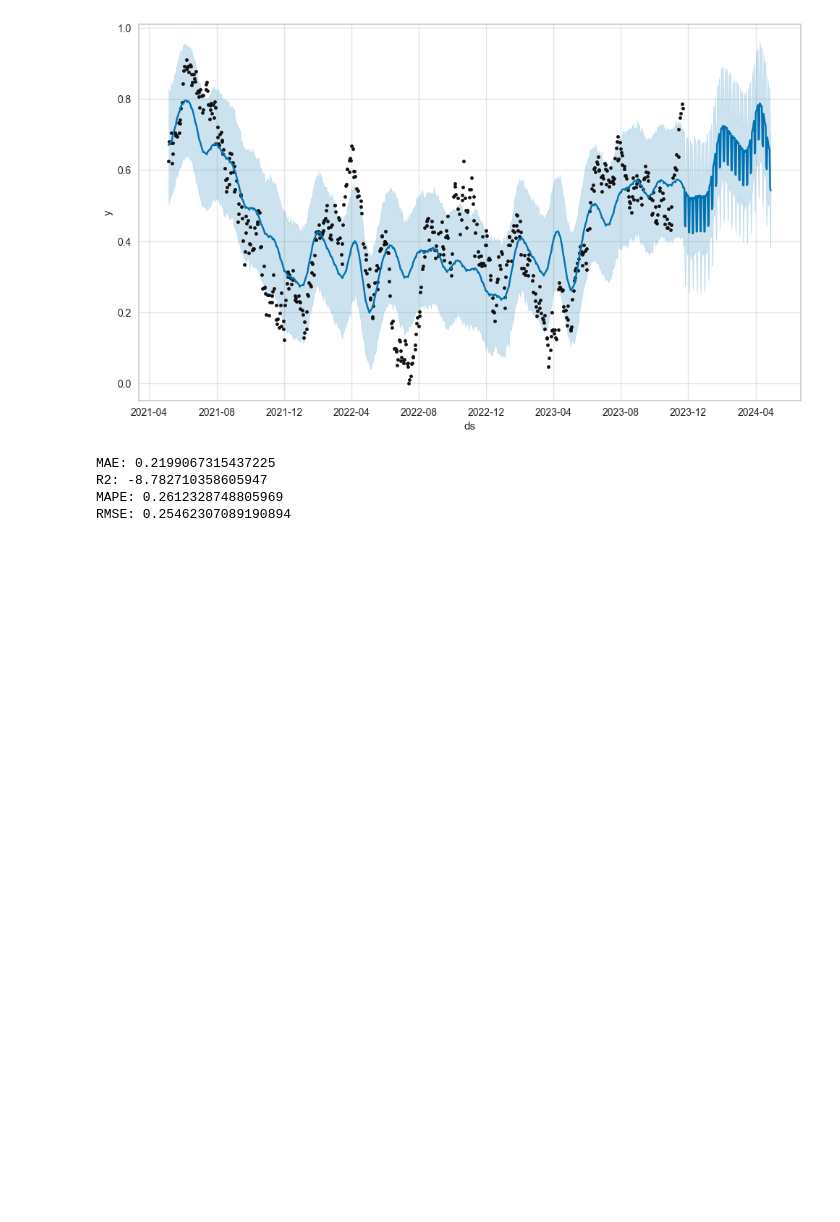
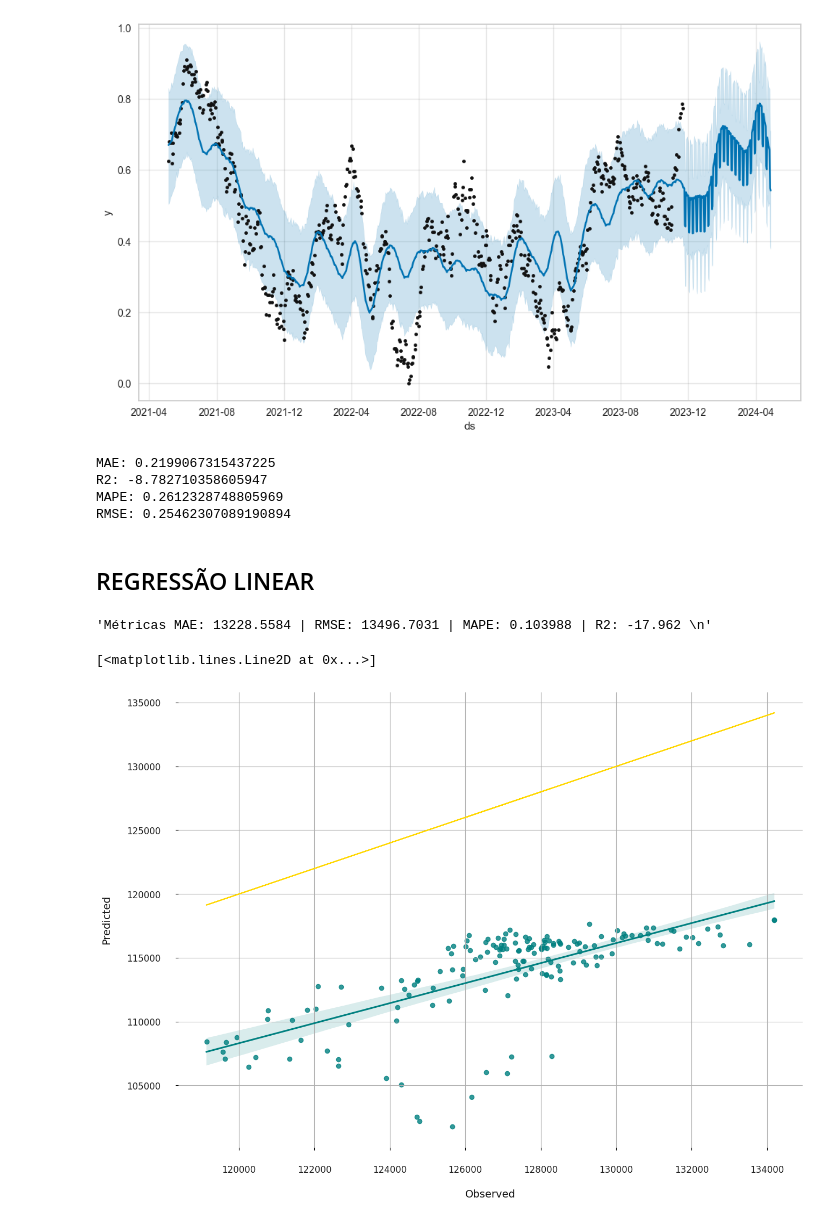
Before and after one commit to jeicianepaula/Tech-Challenge-2, a Jupyter notebook: TECH_CHALLENGE_2.ipynb, the cells around one changed output. Cells and saved outputs as stored; diff of their text form; code cells hidden in the pictures; blank space fills up the shorter version.

```diff
--- a/TECH_CHALLENGE_2.ipynb
+++ b/TECH_CHALLENGE_2.ipynb
@@ -1291,3 +1292,46 @@ MAE: 0.2199067315437225
 R2: -8.782710358605947
 MAPE: 0.2612328748805969
 RMSE: 0.25462307089190894
+# %% [markdown]
+## REGRESSÃO LINEAR
+# %%
+#Criar df com as varaiveis para execução do modelo e Avaialão de Métricas
+X = df_close[["Volume", "Dollar", "selic"]]
+y = df_close["Close"]
+scalerStandard = StandardScaler()
+scalerStandard.fit_transform(X)
+
+X_train, X_test, y_train, y_test = train_test_split(X, y, test_size=0.20, random_state=37, shuffle=False)
+
+ln = LinearRegression()
+
+ln.fit(X_train, y_train)
+y_pred = ln.predict(X_test)
+
+MSE = np.round(mean_squared_error(y_test, y_pred), 4)
+MAE = np.round(mean_absolute_error(y_test, y_pred), 4)
+MAPE = np.round(mean_absolute_percentage_error(y_test, y_pred), 6)
+RMSE = np.round(np.sqrt(MSE), 4)
+r2 = np.round(r2_score(y_test, y_pred), 4)
+
+métricas = f"Métricas MAE: {MAE} | RMSE: {RMSE} | MAPE: {MAPE} | R2: {r2} \n"
+
+métricas
+# %% [output]
+'Métricas MAE: 13228.5584 | RMSE: 13496.7031 | MAPE: 0.103988 | R2: -17.962 \n'
+# %%
+#Geração do Grafico de Relação do fechamento do Ibovespa com variáveis explicativas
+
+plt.figure(figsize=(15, 11))
+sns.regplot(x=y_test, y=y_pred, color="teal")
+plt.xticks(fontsize=12, color="#222222")
+plt.yticks(fontsize=12, color="#222222")
+plt.grid(True)
+plt.box(False)
+plt.xlabel("Observed", fontsize=14, color="#111111", labelpad=20)
+plt.ylabel("Predicted", fontsize=14, color="#111111", labelpad=20)
+plt.tick_params(axis="both", pad=20)
+plt.plot(y_test, y_test, "gold")
+# %% [output]
+[<matplotlib.lines.Line2D at 0x...>]
+[figure, added]
```
Also changed, not shown: parts of 3 cells of this notebook.
